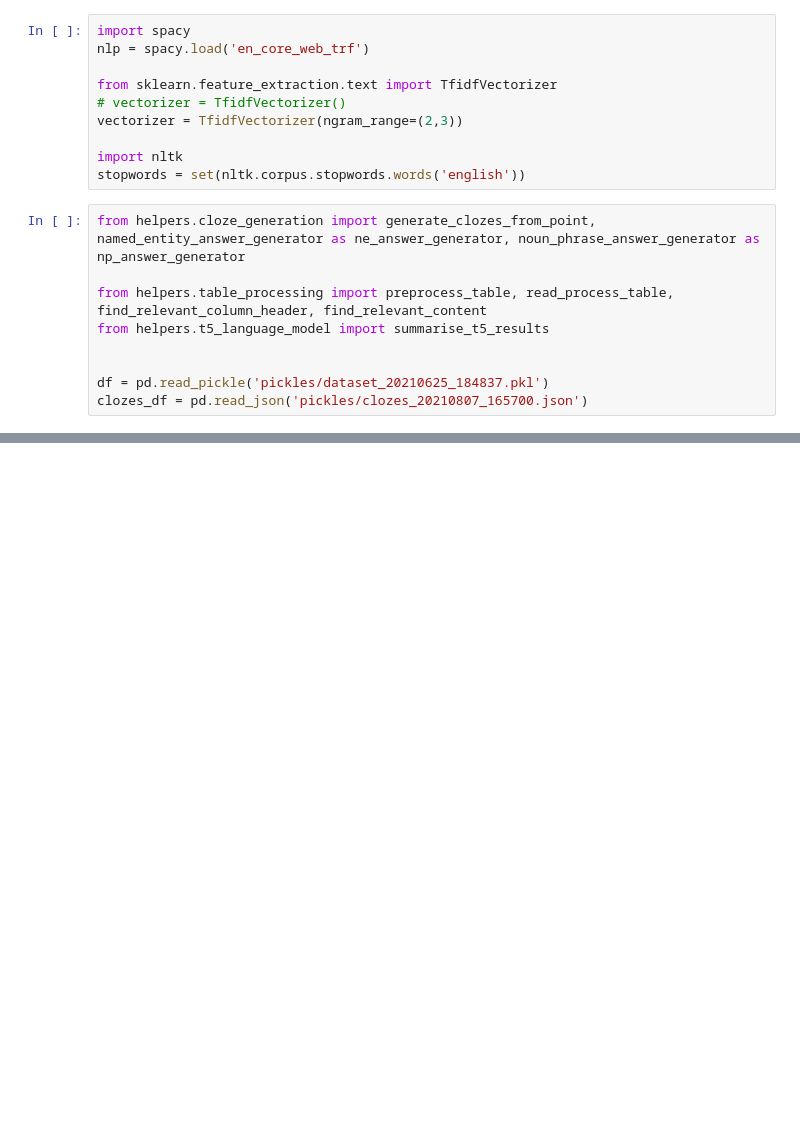
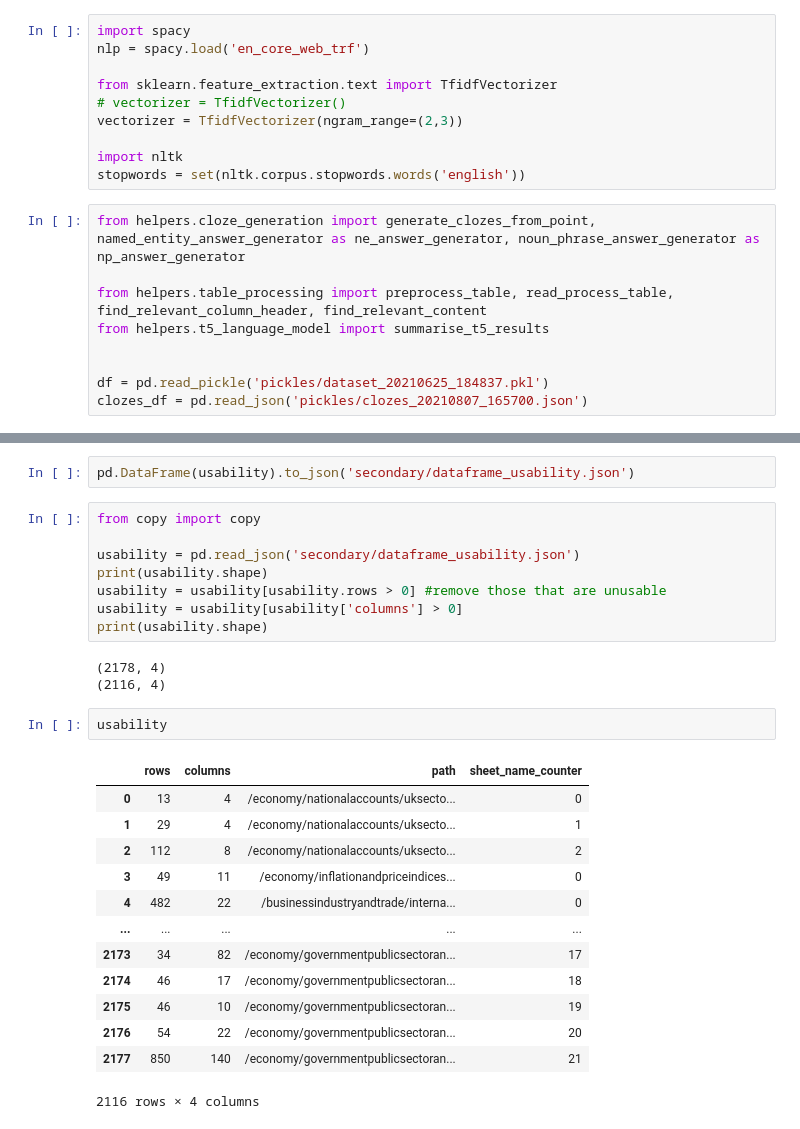
Before and after one commit to pafitis/thesis, a Jupyter notebook: aug26_tabletest.ipynb, the cells around one changed output, grey strips where cells are left out. Saved outputs shown, nothing was run; the diff lists cells and outputs as text; blank space fills up the shorter version.

Commit message:
usability of datasets now logged

```diff
--- a/aug26_tabletest.ipynb
+++ b/aug26_tabletest.ipynb
@@ -74,0 +70,29 @@ ValueError: operands could not be broadcast together with shapes (14,) (12,)
+# %%
+pd.DataFrame(usability).to_json('secondary/dataframe_usability.json')
+# %%
+from copy import copy
+
+usability = pd.read_json('secondary/dataframe_usability.json')
+print(usability.shape)
+usability = usability[usability.rows > 0] #remove those that are unusable
+usability = usability[usability['columns'] > 0]
+print(usability.shape)
+# %% [output]
+(2178, 4)
+(2116, 4)
+# %%
+usability
+# %% [output]
+|  | rows | columns | path | sheet_name_counter |
+| 0 | 13 | 4 | /economy/nationalaccounts/uksecto... | 0 |
+| 1 | 29 | 4 | /economy/nationalaccounts/uksecto... | 1 |
+| 2 | 112 | 8 | /economy/nationalaccounts/uksecto... | 2 |
+| 3 | 49 | 11 | /economy/inflationandpriceindices... | 0 |
+| 4 | 482 | 22 | /businessindustryandtrade/interna... | 0 |
+| ... | ... | ... | ... | ... |
+| 2173 | 34 | 82 | /economy/governmentpublicsectoran... | 17 |
+| 2174 | 46 | 17 | /economy/governmentpublicsectoran... | 18 |
+| 2175 | 46 | 10 | /economy/governmentpublicsectoran... | 19 |
+| 2176 | 54 | 22 | /economy/governmentpublicsectoran... | 20 |
+| 2177 | 850 | 140 | /economy/governmentpublicsectoran... | 21 |
+2116 rows × 4 columns
```
Also changed, not shown: parts of 10 cells of this notebook, 9 other files.
